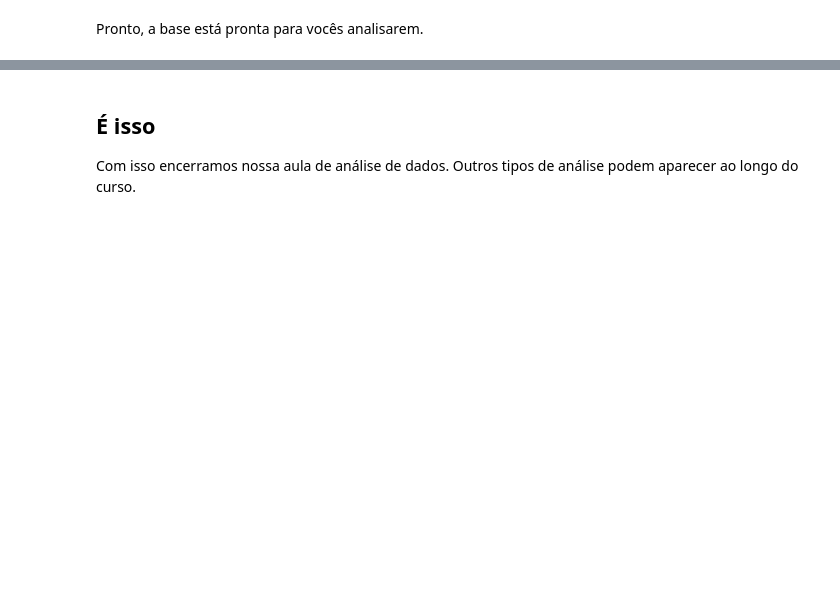
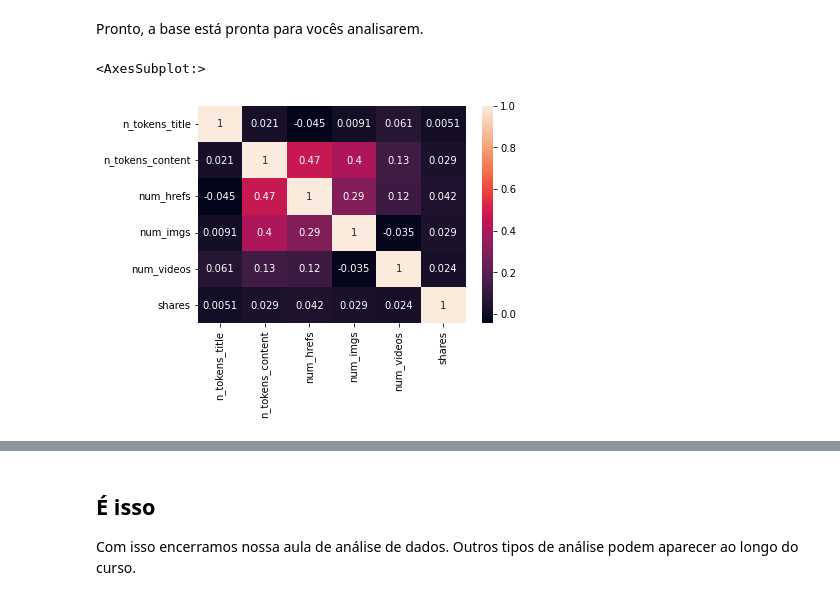
Before and after one commit to adolfoguimaraes/datascience, a Jupyter notebook: code/01_laboratorio_analise_de_dados.ipynb, the cells around one changed output, grey strips where cells are left out. Saved outputs shown, nothing was run; the diff lists cells and outputs as text; code cells hidden in the pictures; blank space fills up the shorter version.

```diff
--- a/code/01_laboratorio_analise_de_dados.ipynb
+++ b/code/01_laboratorio_analise_de_dados.ipynb
@@ -697,3 +717,6 @@ data_final
 | 33508 | 234517 | 237735 | 7.0 | 0.0 | 0.0 | 13.0 | 0.0 | 1.0 | ... |
 | 33509 | 234518 | 237736 | 13.0 | 936.0 | 7.0 | 6.0 | 0.0 | 1.0 | ... |
 33510 rows × 17 columns
+# %%
+data_final.drop(columns=['level_0', 'index'], inplace=True)
+data_final
@@ -703,0 +739,18 @@ Pronto, a base está pronta para vocês analisarem.
+# %%
+data_corr = data_final[
+        ['n_tokens_title',
+        'n_tokens_content',
+        'num_hrefs',
+        'num_imgs',
+        'num_videos',
+        'shares']
+    ].corr()
+sns.heatmap(
+    data_corr,
+    xticklabels=data_corr.columns,
+    yticklabels=data_corr.columns,
+    annot=True
+)
+# %% [output]
+<AxesSubplot:>
+[figure, added]
```
Also changed, not shown: parts of 5 cells of this notebook, 2 other files.
